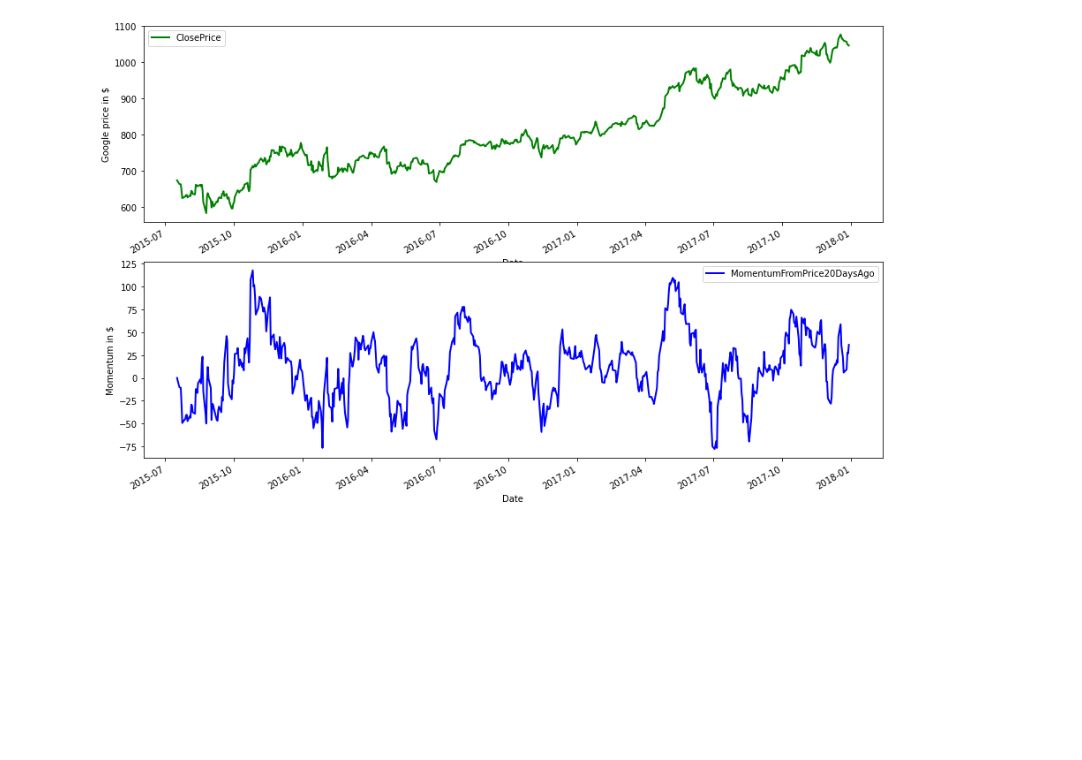
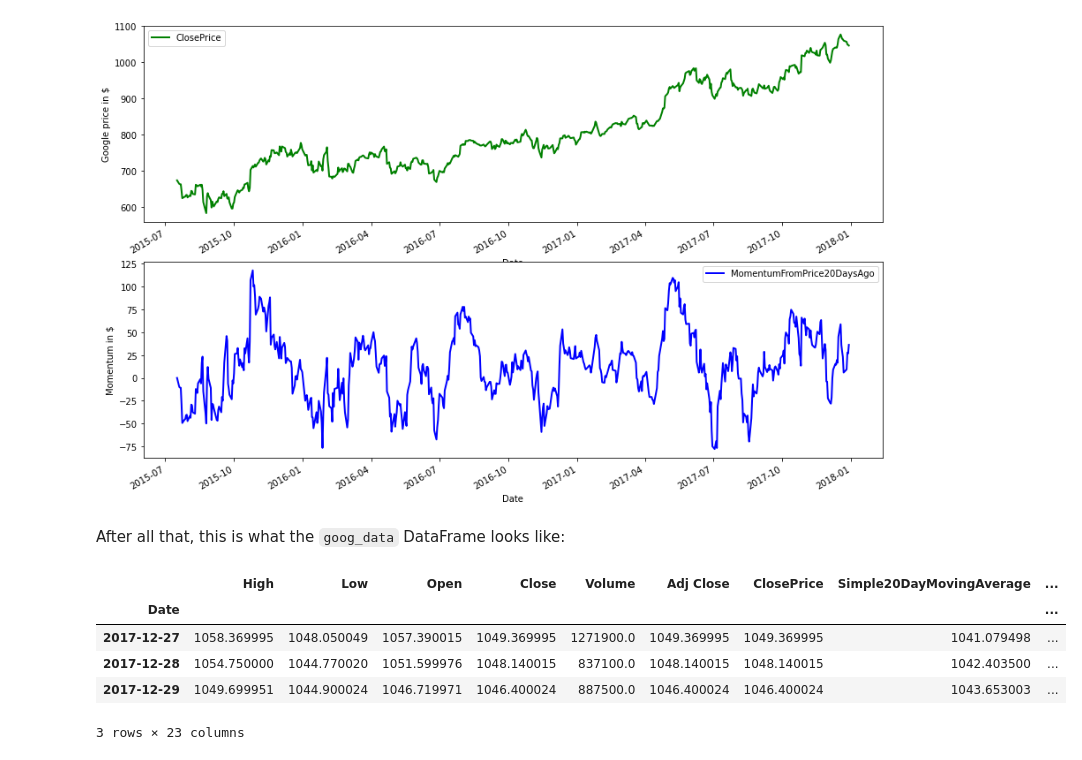
Before and after one commit to victorvianaom/Learn-Algorithmic-Trading, a Jupyter notebook: Deciphering Markets with Technical Analysis 📚02.ipynb, the cells around one changed output. Saved outputs shown, nothing was run; the diff lists cells and outputs as text; code cells hidden in the pictures; blank space fills up the shorter version.

```diff
--- a/Deciphering Markets with Technical Analysis 📚02.ipynb
+++ b/Deciphering Markets with Technical Analysis 📚02.ipynb
@@ -605,3 +610,14 @@ fig.set_size_inches(w * zoom, h * zoom)
 plt.show()
 # %% [output]
 [figure]
+# %% [markdown]
+After all that, this is what the `goog_data` DataFrame looks like:
+# %%
+goog_data.tail(3)
+# %% [output]
+|  | High | Low | Open | Close | Volume | Adj Close | ClosePrice | Simple20DayMovingAverage | ... |
+| Date |  |  |  |  |  |  |  |  | ... |
+| 2017-12-27 | 1058.369995 | 1048.050049 | 1057.390015 | 1049.369995 | 1271900.0 | 1049.369995 | 1049.369995 | 1041.079498 | ... |
+| 2017-12-28 | 1054.750000 | 1044.770020 | 1051.599976 | 1048.140015 | 837100.0 | 1048.140015 | 1048.140015 | 1042.403500 | ... |
+| 2017-12-29 | 1049.699951 | 1044.900024 | 1046.719971 | 1046.400024 | 887500.0 | 1046.400024 | 1046.400024 | 1043.653003 | ... |
+3 rows × 23 columns
```
Also changed, not shown: parts of 9 cells of this notebook.
